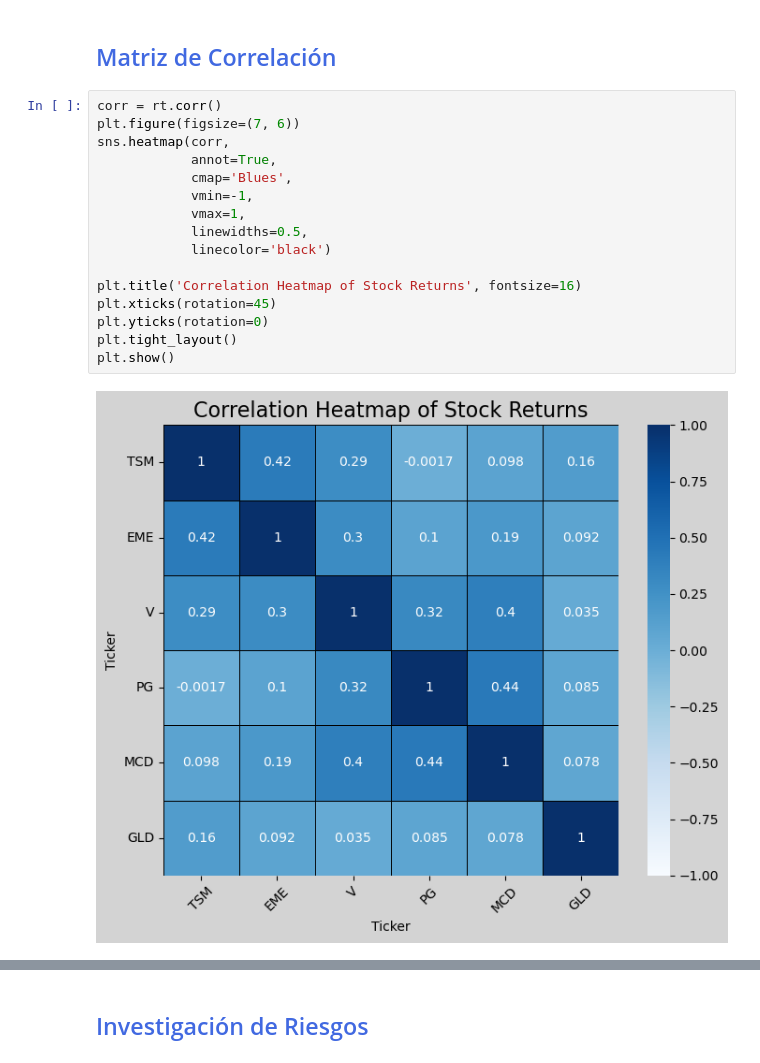
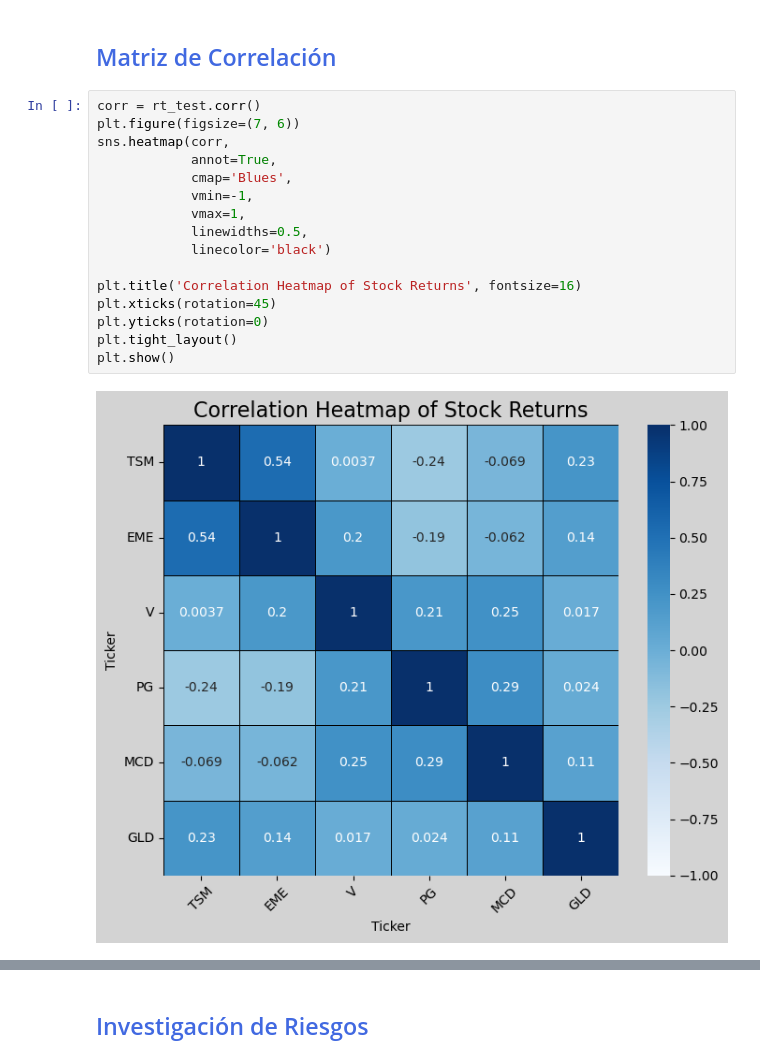
Before and after one commit to LuisMB09/admin_de_riesgos, a Jupyter notebook: Proyecto/Proyecto_Admin.ipynb, the cells around one changed output, grey strips where cells are left out. Saved outputs shown, nothing was run; the diff lists cells and outputs as text.

```diff
--- a/Proyecto/Proyecto_Admin.ipynb
+++ b/Proyecto/Proyecto_Admin.ipynb
@@ -919,23 +919,23 @@ Una vez realizado el rebalanceo llegamos a lo siguiente:
 # %% [markdown]
 ## <font color = "royalblue"> Matriz de Correlación
 # %%
-corr = rt.corr()
+corr = rt_test.corr()
 plt.figure(figsize=(7, 6))
 sns.heatmap(corr,
             annot=True,
             cmap='Blues',
             vmin=-1,
             vmax=1,
             linewidths=0.5,
             linecolor='black')
 
 plt.title('Correlation Heatmap of Stock Returns', fontsize=16)
 plt.xticks(rotation=45)
 plt.yticks(rotation=0)
 plt.tight_layout()
 plt.show()
 # %% [output]
-[figure, old version]
+[figure, new version]
 # %% [markdown]
 <font color='black'>
 
```
Also changed, not shown: parts of 5 cells of this notebook.
